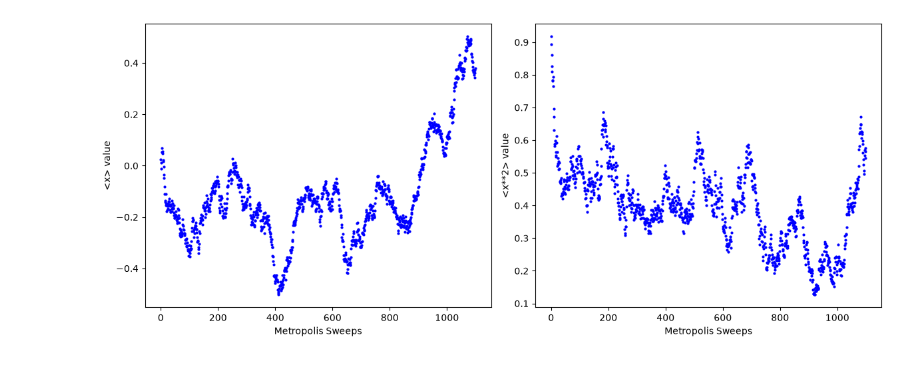
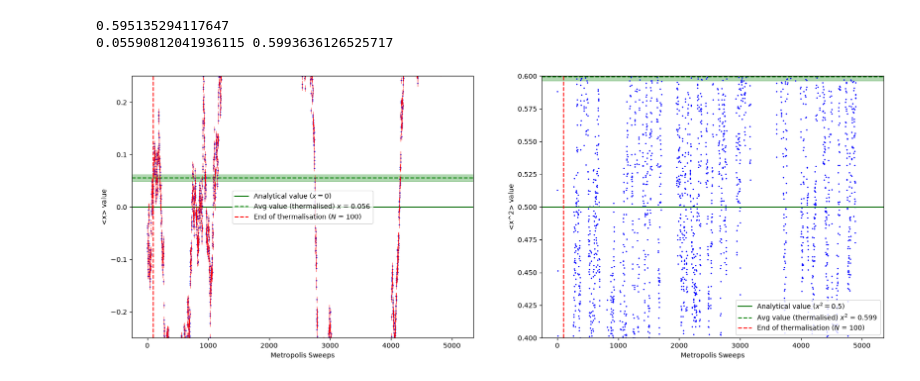
Before and after one commit to phillyyymcd/SHP_QuantumHarmonicOscillator, a Jupyter notebook: SHP_teaching.ipynb, the cells around one changed output. Saved outputs shown, nothing was run; the diff lists cells and outputs as text; code cells hidden in the pictures.

Commit message:
12/10 (after SHP_teaching), error bars added

```diff
--- a/SHP_teaching.ipynb
+++ b/SHP_teaching.ipynb
@@ -4,7 +4,7 @@ import matplotlib.pyplot as plt
 
 #Define Parameters
 h = 0.5 #step size
-m = omega = hbar = 1.0
+m = omega = hbar = 1
 N_tau = 100 #size of the lattice
 path = np.random.randn(N_tau)
 beta = 10
@@ -35,6 +35,7 @@ def local_action(path, tau, x, delta_tau, m, omega):
     #decide whether to accept    (4)
 
 def metropolis_sweep(path, delta_tau):
+    acceptance = 0
     N_tau = len(path) #define number of elements in time lattice
 
     for i in range(N_tau):
@@ -49,52 +50,85 @@ def metropolis_sweep(path, delta_tau):
 
         dS = S_new - S_old #(3)
         if dS <= 0 or np.random.rand() < np.exp(-dS): #(4)
             path[tau] = x_new
+            acceptance += 1
                 # New values that lower the action are always accepted
                 # While those that would increase the action are
                 # accepted with probablity exp(-delta_S)
+    acc_rate = acceptance/N_tau
 
-    return path
-
-#value of x and x^2, sweep through lattice one and measure and continue, and then get the average
-# make a plot of raw data against computer time (x^2 will oscillate around some non-zero value)
-#aim for acceptance of 60-70%, minimum cost is around there
-#look in literature for the value of x^2 and compare the two
-#error bars, next week naive error bars variance divide by root n (n is number of sweeps), goes down with more data
-#read up of correlation functions
-#autocrrelation effects the errors (theyre not that interesting but affect thigngs
-#naive error bars and plots for x and x^2 (for a couple of parameters, check that it works)
-#autocorrelation, calculate for some operator (function of x) --> when it redues into noise, stop integrating there
-# naive error will be corrected by the autocorrelation factor  (trying to get more reliable error bars) test with operator x^2
-#next couple of weeks, good if you make a note or two
-#unit tests, package unit test in python which helps, helpful in figuring out what ought to be true
+    return path, acc_rate
 
 N_therm = 100 #how many of the first sweeps are discarded
-N_sweeps = 1000 #how many passes are repeated
+N_sweeps = 5000 #how many passes are repeated
 
 x = []
 x_2 = []
+total_acc_rate = []
 
 for i in range(N_therm + N_sweeps):
-    total_path = metropolis_sweep(path, delta_tau)
+    total_path, acc_rate = metropolis_sweep(path, delta_tau)
     x.append(np.mean(total_path))
     x_2.append(np.mean(total_path**2))
+    total_acc_rate.append(acc_rate)
 
-#slicing to get rid of first N_therm sweeps for thermalisation
+# Slicing to get rid of first N_therm sweeps for thermalisation
+#x = np.array(x)
+#x_2 = np.array(x_2)
 x_thermalised = np.array(x[N_therm:])
 x_2_thermalised = np.array(x_2[N_therm:])
+total_acc_rate = np.array(total_acc_rate)
 
+print(np.mean(total_acc_rate))
+print(np.mean(x_thermalised), np.mean(x_2_thermalised))
+
+# Expectation values vs. sweeps
 sweeps = np.arange(len(x))
-fig, ax = plt.subplots(1, 2, figsize=(12,5))
-ax[0].plot(sweeps, x, 'o', color="blue", markersize=2)
+fig, ax = plt.subplots(1, 2, figsize=(20,7))
+ax[0].plot(sweeps, x, 'o', color="blue", markersize=1)
 ax[0].set_xlabel("Metropolis Sweeps")
 ax[0].set_ylabel("<x> value")
+ax[0].set_ylim(-0.25, 0.25)
+ax[0].axhline(y=0, color='g', linestyle='-', label = f"Analytical value ($x=0$)")
+ax[0].axhline(y=np.mean(x_thermalised), color='g', linestyle='--', label = f"Avg value (thermalised) $x$ = {np.round(np.mean(x_thermalised), decimals=3)}")
+ax[0].axvline(N_therm, color='r', linestyle='--', label = f"End of thermalisation ($N$ = {N_therm})")
+ax[0].legend()
 
-ax[1].plot(sweeps, x_2, 'o', color="blue", markersize=2)
+ax[1].plot(sweeps, x_2, 'o', color="blue", markersize=1)
 ax[1].set_xlabel("Metropolis Sweeps")
-ax[1].set_ylabel("<x**2> value")
+ax[1].set_ylabel("<x^2> value")
+ax[1].set_ylim(0.4, 0.6)
+ax[1].axhline(y=0.5, color='g', linestyle='-', label = f"Analytical value ($x^2=0.5$)")
+ax[1].axhline(y=np.mean(x_2_thermalised), color='g', linestyle='--', label = f"Avg value (thermalised) $x^2$ = {np.round(np.mean(x_2_thermalised), decimals=3)}")
+ax[1].axvline(N_therm, color='r', linestyle='--', label = f"End of thermalisation ($N$ = {N_therm})")
+ax[1].legend()
+
+# Acceptance rate
+plt.figure(figsize=(8,4))
+plt.plot(total_acc_rate, '.', markersize=2)
+plt.axvline(N_therm, color='red', linestyle='--', label = f"End of thermalisation ($N$ = {N_therm})")
+plt.ylim(0,1)
+plt.xlabel("Sweep")
+plt.ylabel("Acceptance rate")
+plt.legend()
+
+def naive_error(a):
+    return a.std(ddof=1)/np.sqrt(len(a))
+
+x_mean, x_error = np.mean(x_thermalised), naive_error(x_thermalised)
+x_2_mean, x_2_error = np.mean(x_2_thermalised), naive_error(x_2_thermalised)
+
+individual_x_error = []
+for i in range(N_therm + N_sweeps):
+    individual_x_error.append(naive_error(np.array(x)))
+
+ax[0].errorbar(sweeps, x, yerr=individual_x_error, fmt='none', color='r', markersize=0, elinewidth=0.5)
+ax[0].axhspan(x_mean - x_error, x_mean + x_error, color="green", alpha=0.3)
+ax[1].axhspan(x_2_mean - x_2_error, x_2_mean + x_2_error, color="green", alpha=0.3)
 
 plt.tight_layout()
 plt.show()
 # %% [output]
+0.595135294117647
+0.05590812041936115 0.5993636126525717
-[figure, old version]
+[figure, new version]
```
Also changed, not shown: parts of 3 cells of this notebook.
